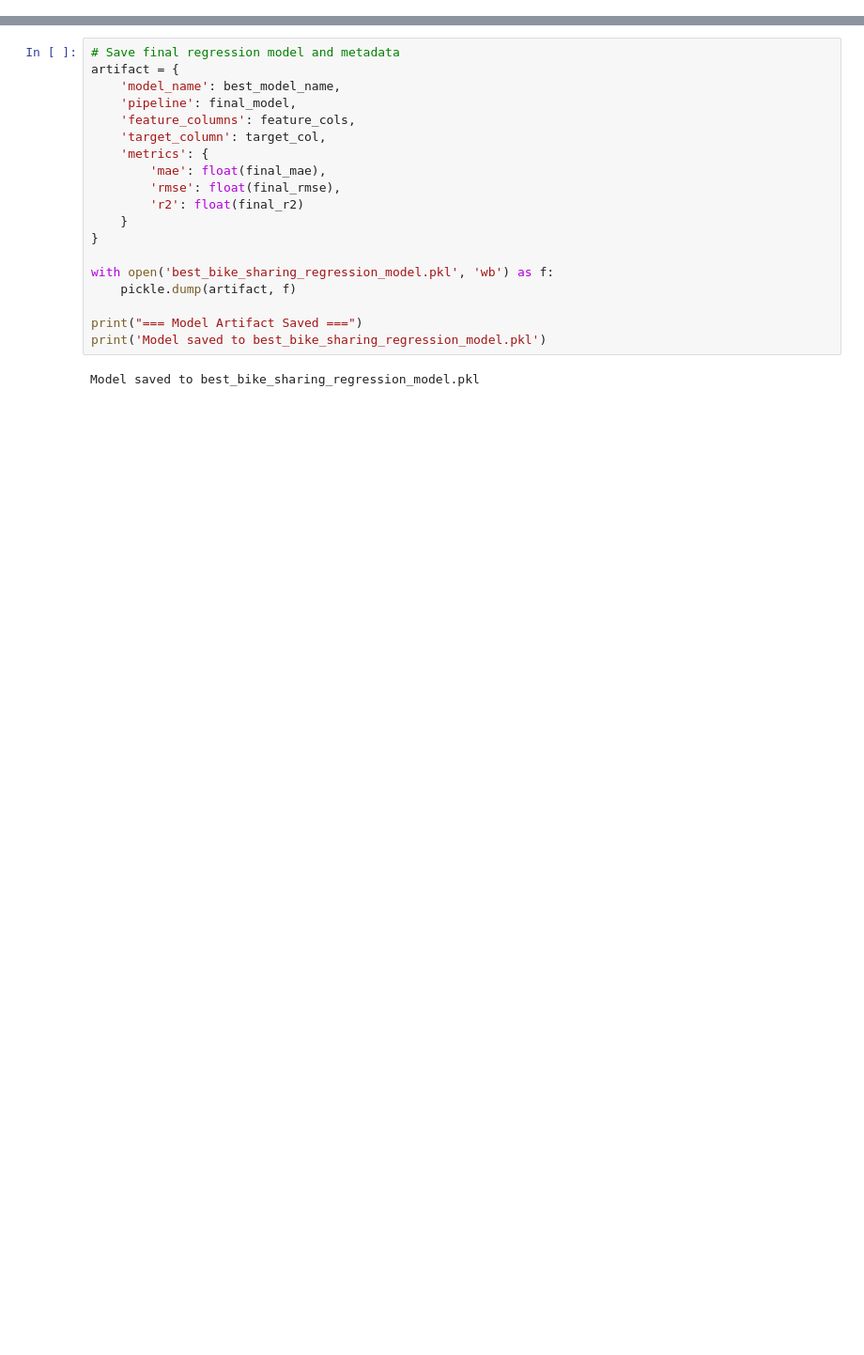
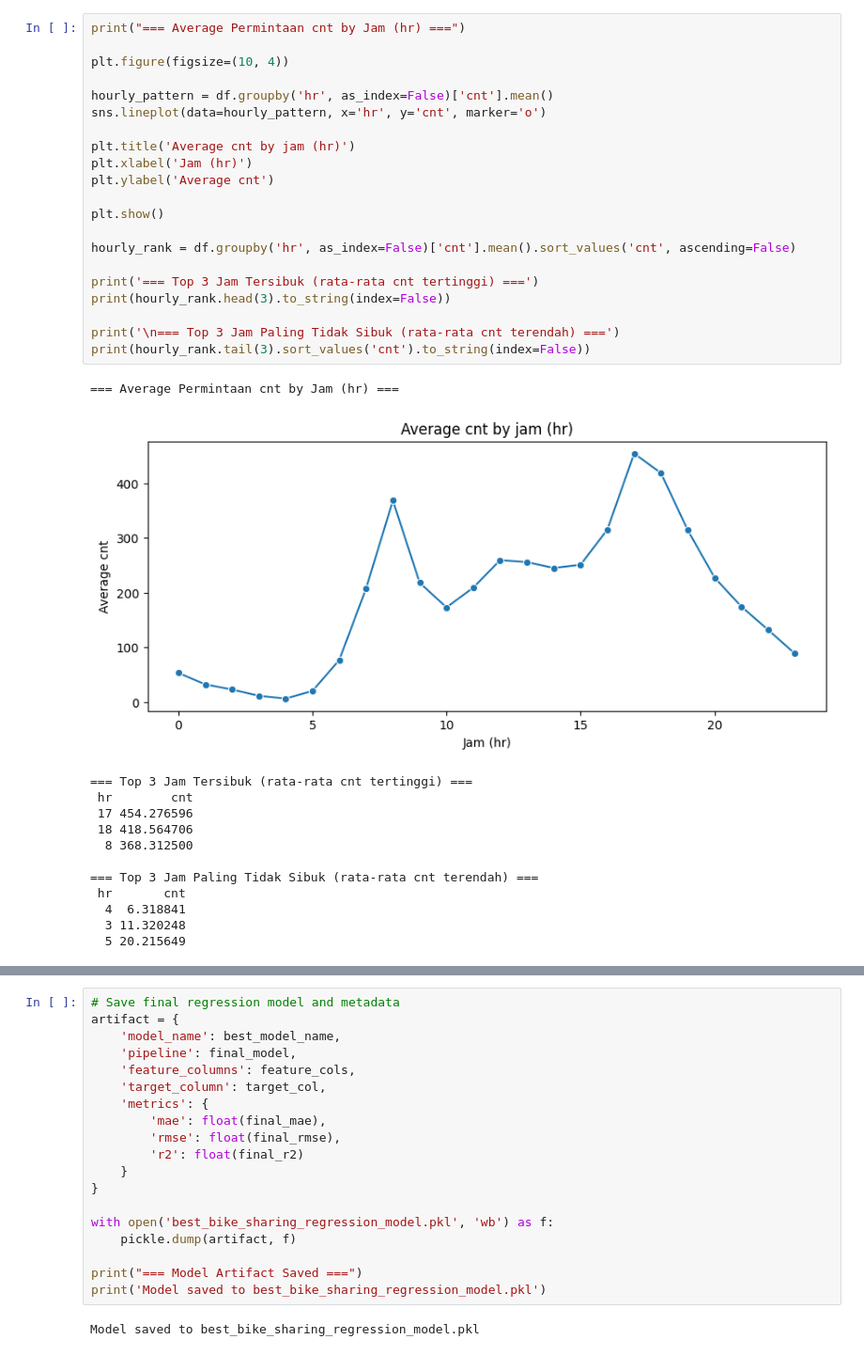
Before and after one commit to yoganino123/Exercise-Purwadhika-, a Jupyter notebook: Module 2/Capstone 2/CapstoneProject_Module2_Regretion.ipynb, the cells around one changed output, grey strips where cells are left out. Shown at 94% size. Drawn from its saved outputs; the diff is of its cells as text; blank space fills up the shorter version.

```diff
--- a/Module 2/Capstone 2/CapstoneProject_Module2_Regretion.ipynb
+++ b/Module 2/Capstone 2/CapstoneProject_Module2_Regretion.ipynb
@@ -280,0 +247,35 @@ plt.show()
+# %%
+print("=== Average Permintaan cnt by Jam (hr) ===")
+
+plt.figure(figsize=(10, 4))
+
+hourly_pattern = df.groupby('hr', as_index=False)['cnt'].mean()
+sns.lineplot(data=hourly_pattern, x='hr', y='cnt', marker='o')
+
+plt.title('Average cnt by jam (hr)')
+plt.xlabel('Jam (hr)')
+plt.ylabel('Average cnt')
+
+plt.show()
+
+hourly_rank = df.groupby('hr', as_index=False)['cnt'].mean().sort_values('cnt', ascending=False)
+
+print('=== Top 3 Jam Tersibuk (rata-rata cnt tertinggi) ===')
+print(hourly_rank.head(3).to_string(index=False))
+
+print('\n=== Top 3 Jam Paling Tidak Sibuk (rata-rata cnt terendah) ===')
+print(hourly_rank.tail(3).sort_values('cnt').to_string(index=False))
+# %% [output]
+=== Average Permintaan cnt by Jam (hr) ===
+[figure, added]
+=== Top 3 Jam Tersibuk (rata-rata cnt tertinggi) ===
+ hr        cnt
+ 17 454.276596
+ 18 418.564706
+  8 368.312500
+
+=== Top 3 Jam Paling Tidak Sibuk (rata-rata cnt terendah) ===
+ hr       cnt
+  4  6.318841
+  3 11.320248
+  5 20.215649
```
Also changed, not shown: parts of 35 cells of this notebook.
